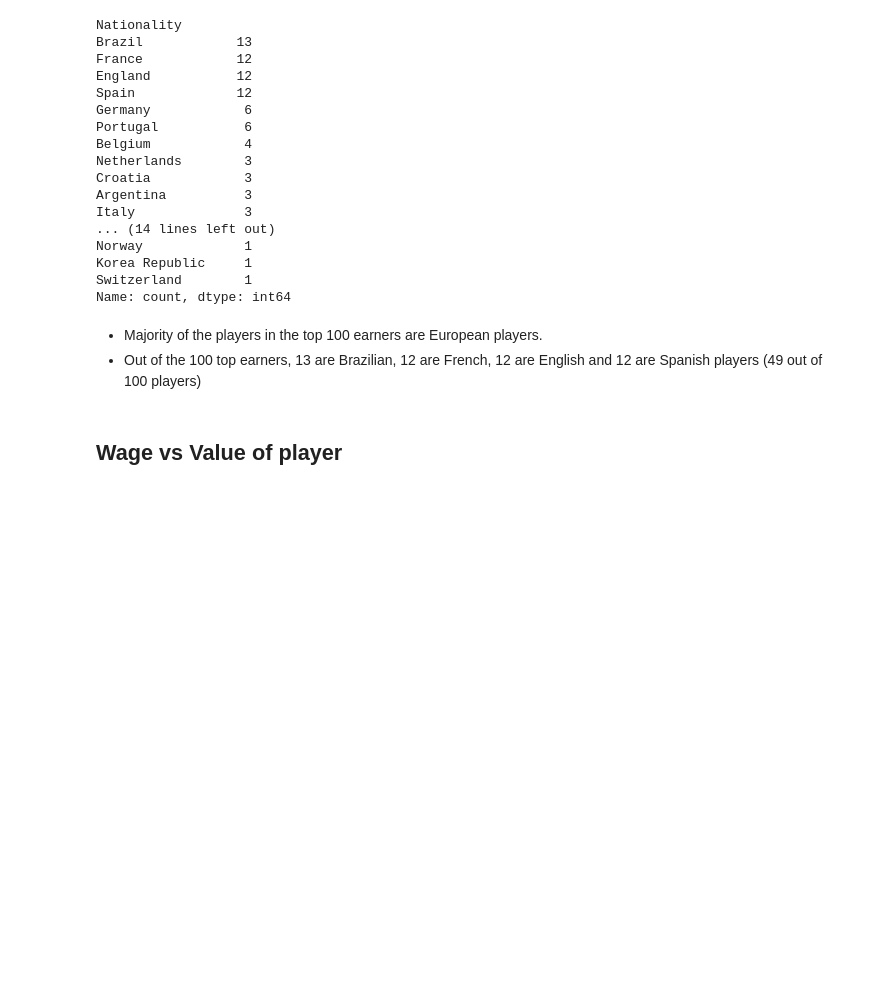
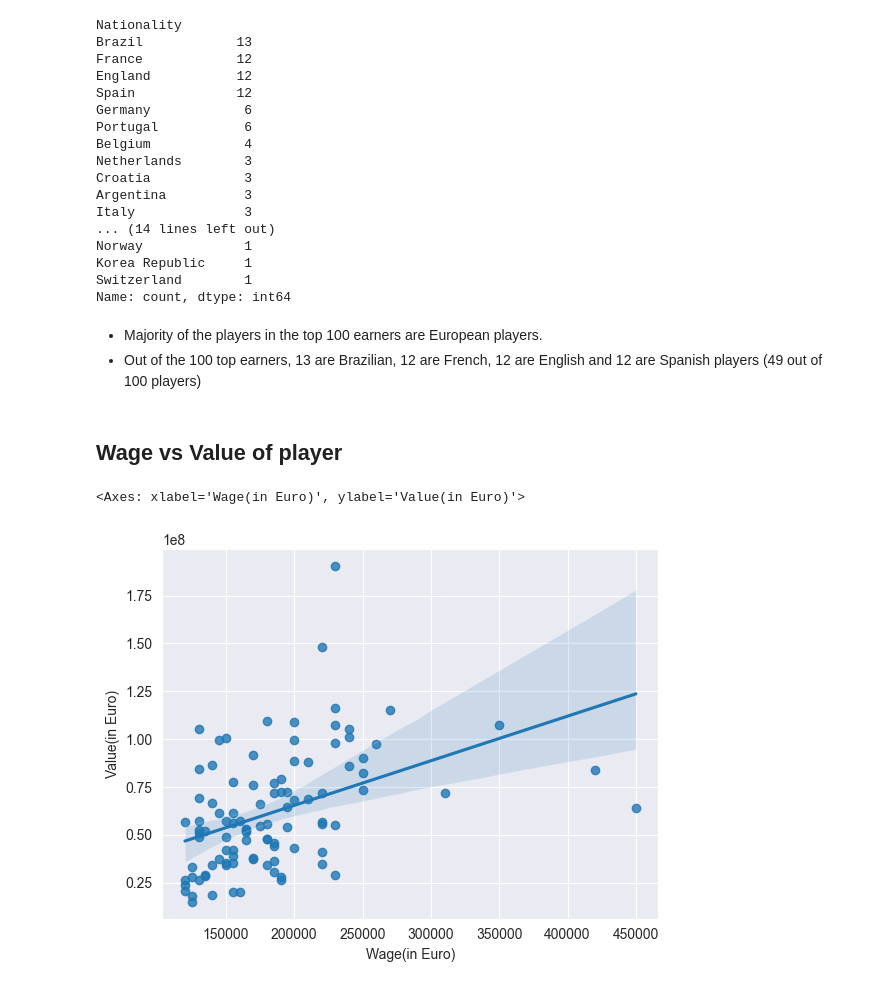
Before and after one commit to vanshuwjoshi/FIFA23-Data-Analysis, a Jupyter notebook: FIFA23-Players-EDA.ipynb, the cells around one changed output. Drawn from its saved outputs; the diff is of its cells as text; code cells hidden in the pictures; blank space fills up the shorter version.

```diff
--- a/FIFA23-Players-EDA.ipynb
+++ b/FIFA23-Players-EDA.ipynb
@@ -455,3 +461,8 @@ Name: count, dtype: int64
 - Out of the 100 top earners, 13 are Brazilian, 12 are French, 12 are English and 12 are Spanish players (49 out of 100 players)
 # %% [markdown]
 ## Wage vs Value of player
+# %%
+sns.regplot(x=top_100_earners["Wage(in Euro)"],y=top_100_earners["Value(in Euro)"])
+# %% [output]
+<Axes: xlabel='Wage(in Euro)', ylabel='Value(in Euro)'>
+[figure, added]
```
Also changed, not shown: parts of 15 cells of this notebook.
